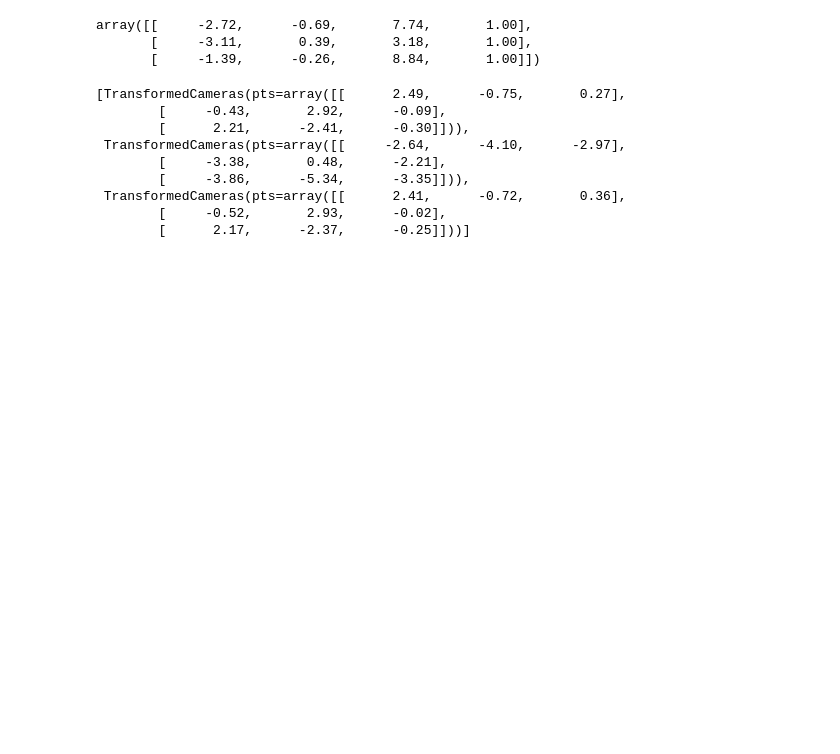
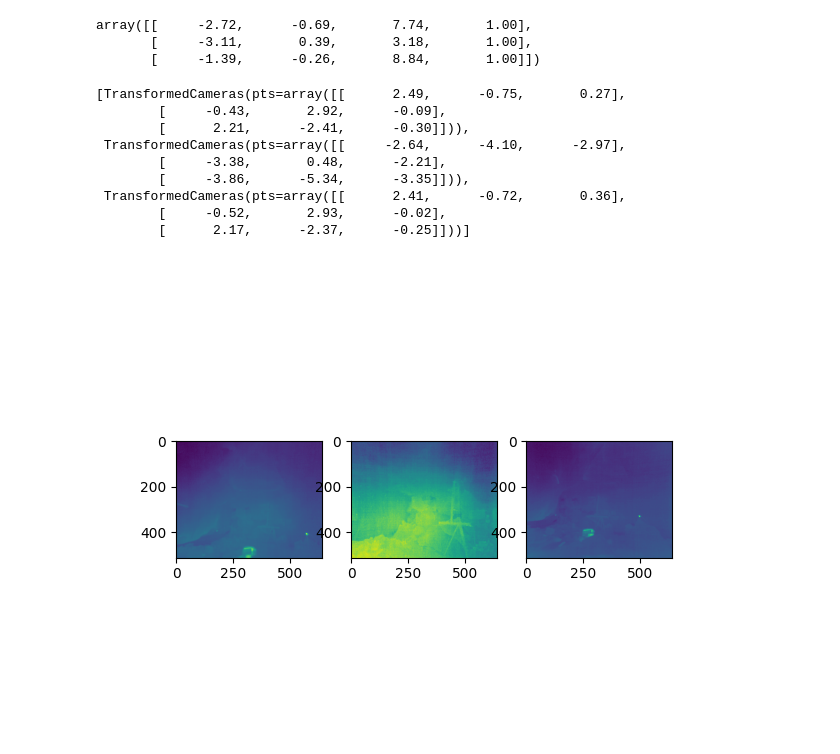
Before and after one commit to ushichka/dmcp, a Jupyter notebook: notebooks/analyze_experiment_variation.ipynb, the cells around one changed output. Cells and saved outputs as stored; diff of their text form; code cells hidden in the pictures; blank space fills up the shorter version.

Commit message:
ushichka analysis

```diff
--- a/notebooks/analyze_experiment_variation.ipynb
+++ b/notebooks/analyze_experiment_variation.ipynb
@@ -14,13 +14,13 @@ np.set_printoptions(formatter={"float": "{:10.2f}".format})
 # %%
 from src.experiment import Experiment
 from src.pycv.dmcp import dm_to_world
-mesh_path = "/home/julian/uni/ushichka-registration/data/formatted/lidar_roi.ply"
-mesh_path = "C:/Users/Julian/Nextcloud/Uni/Semester 8/ushichka-registration/data/formatted/lidar_roi.ply"
+mesh_path = "/home/julian/code/uni/ushichka-registration/data/formatted/lidar_roi.ply"
+#mesh_path = "C:/Users/Julian/Nextcloud/Uni/Semester 8/ushichka-registration/data/formatted/lidar_roi.ply"
 pvMesh = pv.read(mesh_path)
 # %%
-date = "2018-08-18"
+date = "2018-08-18" # 08-14 bad, 08-17 good
 day = "/home/julian/data/dmcp_experiments/round_05" + os.sep + date
-day = "/data/dmcp_experiments/round_05" + os.sep + date
+#day = "/data/dmcp_experiments/round_05" + os.sep + date
 def path_day_cam(day,cam):
     exp_path = f"{day}--cam{cam}"
     return exp_path
@@ -81,3 +82,14 @@ for i in range(len(tcs)):
     plotter.add_mesh(sv, color=["red","green","blue"][i], point_size=25,render_points_as_spheres=True)
 plotter.add_mesh(pvMesh)
 plotter.show()
+# %%
+plt.figure()
+plt.subplot(1,3,1)
+plt.imshow(exp0.load_imIm())
+plt.subplot(1,3,2)
+plt.imshow(exp1.load_imIm())
+plt.subplot(1,3,3)
+plt.imshow(exp2.load_imIm())
+plt.show()
+# %% [output]
+[figure, added]
```
Also changed, not shown: parts of 1 cell of this notebook, 2 other files.
